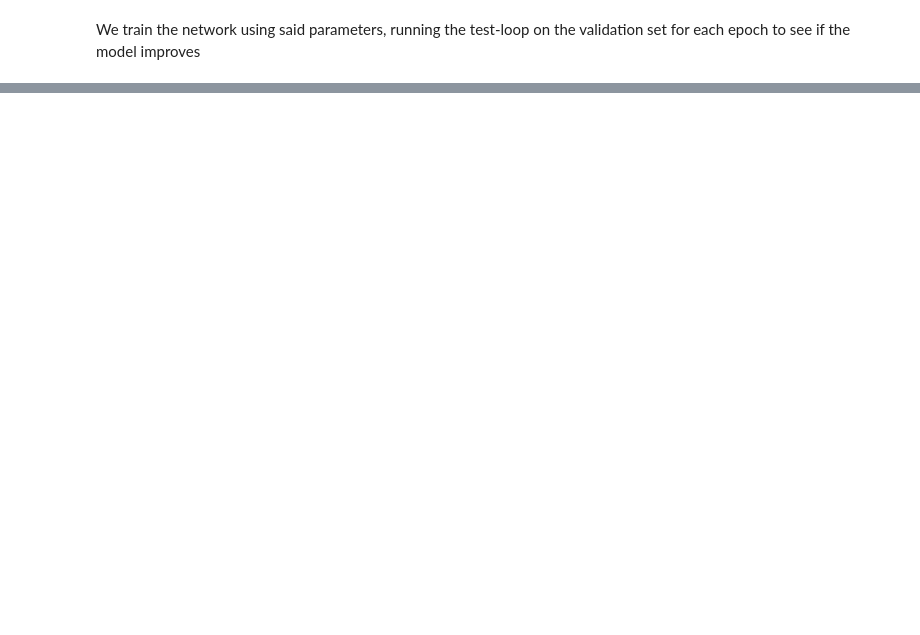
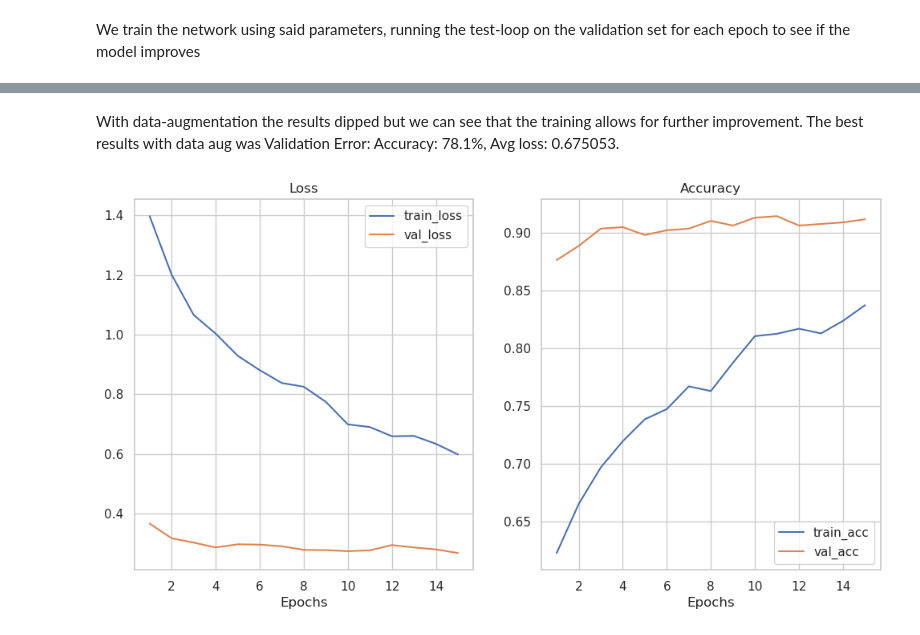
Before and after one commit to DowLucas/deep-dog-and-cat-learning, a Jupyter notebook: breed_update_bn.ipynb, the cells around one changed output, grey strips where cells are left out. Cells and saved outputs as stored; diff of their text form; code cells hidden in the pictures; blank space fills up the shorter version.

```diff
--- a/breed_update_bn.ipynb
+++ b/breed_update_bn.ipynb
@@ -394,0 +687,39 @@ AttributeError: 'numpy.ndarray' object has no attribute 'imshow'
+# %%
+# load in the best model (with regards to val loss)
+# create the model
+model = create_model(include_layers=1, fine_tune_bn=False)
+
+model.load_state_dict(torch.load('best_model_loss_unfreeze_layer4.pth'))
+#model.load_state_dict(torch.load('best_model_loss.pth'))
+# lets define the optimizers
+batch_size = 32
+scheduler = None
+
+# freeze all layers
+for param in model.parameters():
+    param.requires_grad = False
+# unfreeze
+for param in model.layer4.parameters():
+    param.requires_grad = True
+
+for param in model.fc.parameters():
+     param.requires_grad = True
+
+optimizer = torch.optim.Adam([
+        {'params': model.layer4.parameters(), 'lr': 1e-5},
+        {'params': model.fc.parameters(), 'lr': 1e-4}
+        ], weight_decay=1e-4)
+
+# load the data
+train_data, val_data, test_data = load_data(transform=train_transform)
+# dataloaders
+train_dataloader = DataLoader(train_data, batch_size=batch_size, shuffle=True, num_workers=2)
+val_dataloader = DataLoader(val_data, batch_size=batch_size, shuffle=False, num_workers=2)
+test_dataloader = DataLoader(test_data, batch_size=batch_size,shuffle=False, num_workers=2)
+
+
+# train the model
+results = train_model(model, nn.CrossEntropyLoss(), optimizer, train_dataloader, val_dataloader,
+                      epochs=15, device=device, scheduler=scheduler, data_aug=False)
+
+create_graphs(results, 'graphs2/4layer_data_aug')
@@ -394,0 +785,12 @@ AttributeError: 'numpy.ndarray' object has no attribute 'imshow'
+# %% [markdown]
+With data-augmentation the results dipped but we can see that the training allows for further improvement.
+The best results with data aug was Validation Error:
+ Accuracy: 78.1%, Avg loss: 0.675053.
+# %%
+# load the current best
+model.load_state_dict(torch.load('best_model_loss.pth'))
+# save the model
+torch.save(model.state_dict(), 'best_model_loss_unfreeze_layer4_data_aug.pth')
+create_graphs(results, 'graphs2/4layer_data_aug')
+# %% [output]
+[figure, added]
```
Also changed, not shown: parts of 37 cells of this notebook.
